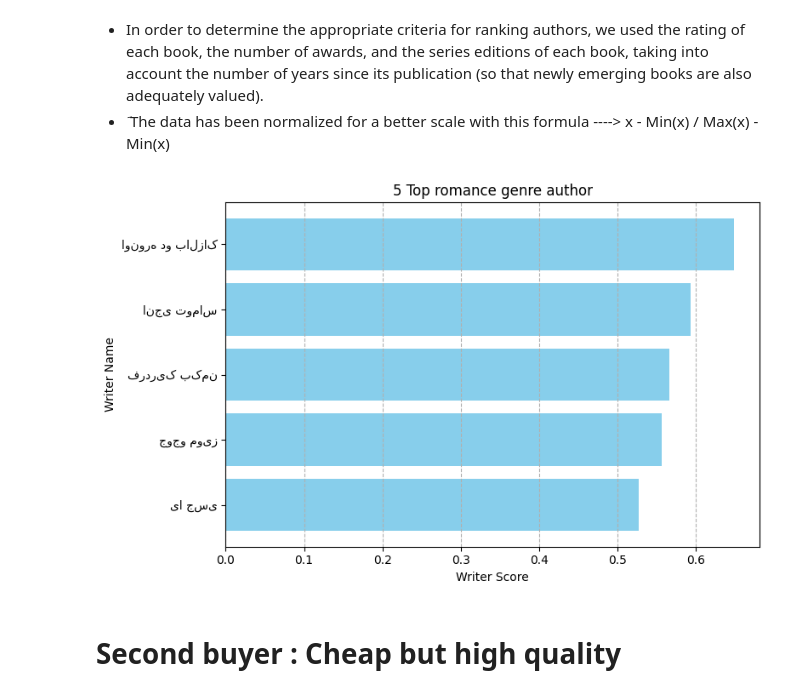
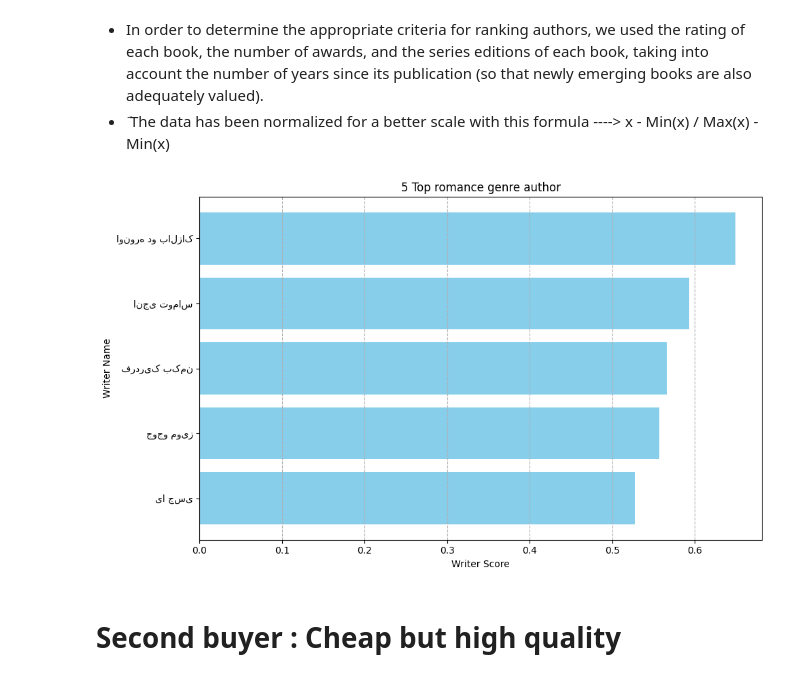
Before and after one commit to sanoooavi/Booktopia, a Jupyter notebook: statistic.ipynb, the cells around one changed output. Saved outputs shown, nothing was run; the diff lists cells and outputs as text; code cells hidden in the pictures.

```diff
--- a/statistic.ipynb
+++ b/statistic.ipynb
@@ -49,17 +49,17 @@ result = mycursor.fetchall()
 df = pd.DataFrame(result, columns=columns)
 # %%
 # Plot data
-plt.figure(figsize=(8, 5))
+plt.figure(figsize=(10, 6))
 plt.barh(df['name'], df['writer_score'], color='skyblue')
 plt.xlabel('Writer Score')
 plt.ylabel('Writer Name')
 plt.title('5 Top romance genre author')
 plt.gca().invert_yaxis()  # Invert the y-axis to display the highest score at the top
 plt.grid(axis='x', linestyle='--', alpha=1)
 plt.tight_layout()
 plt.show()
 # %% [output]
-[figure, old version]
+[figure, new version]
 # %% [markdown]
 # Second buyer : Cheap but high quality
 # %%
```
Also changed, not shown: parts of 4 cells of this notebook.
